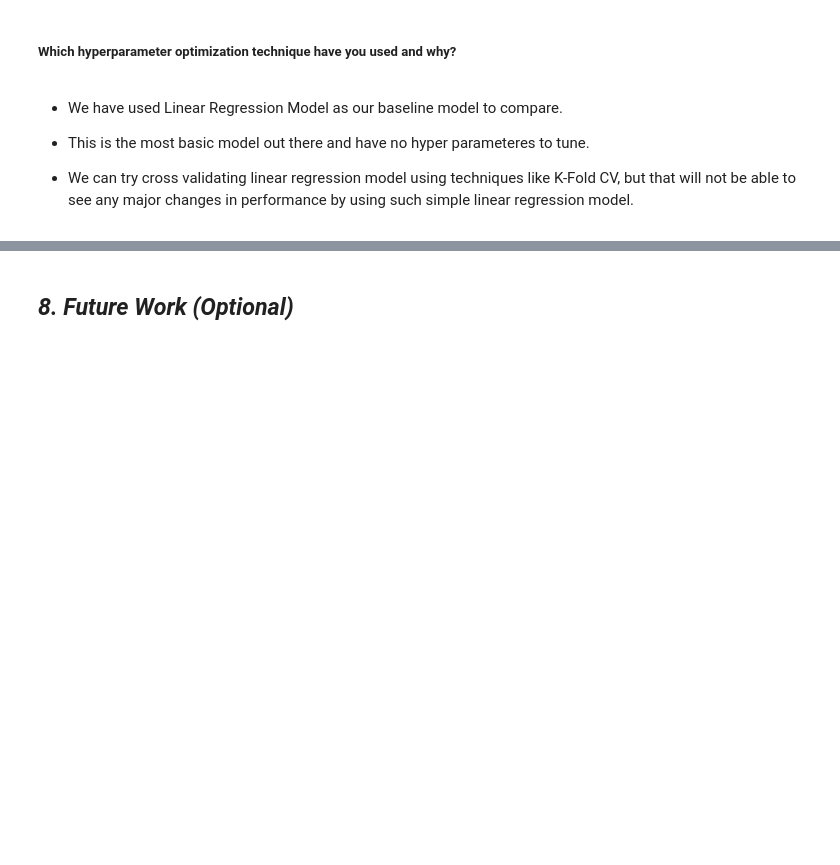
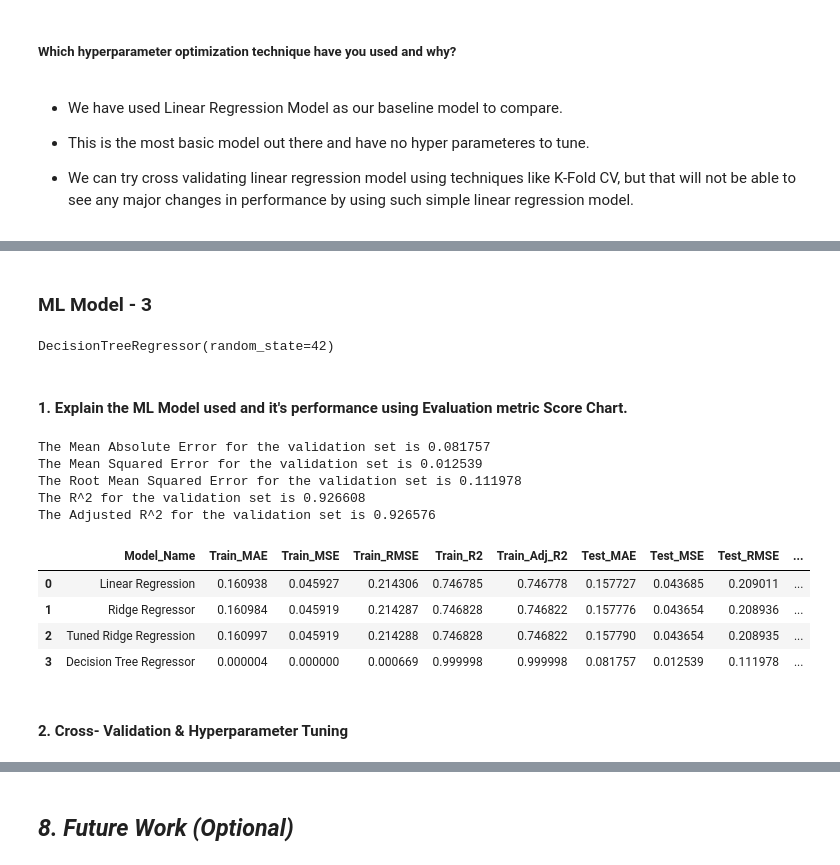
Before and after one commit to Rajat-Sri/Capstone---2---Rossmann-Sales-Prediction-Regression-Model, a Jupyter notebook: Rossmann_Sales_Prediction_Regression_Model.ipynb, the cells around one changed output, grey strips where cells are left out. Cells and saved outputs as stored; diff of their text form; code cells hidden in the pictures; blank space fills up the shorter version.

```diff
--- a/Rossmann_Sales_Prediction_Regression_Model.ipynb
+++ b/Rossmann_Sales_Prediction_Regression_Model.ipynb
@@ -1533,0 +1536,10 @@ The Adjusted R^2 for the validation set is 0.744195
+# %%
+# ML Model - 1 Ridge Regression
+
+#Importing libraries
+from sklearn.linear_model import Ridge
+
+# Fit the Algorithm
+ridge_reg = Ridge()
+ridge_reg.fit(X_train,y_train)
+# Predict on the model
@@ -1533,0 +1572,11 @@ The Adjusted R^2 for the validation set is 0.744195
+# %%
+# Performing GridSearchCV with Cross Validation technique on Ridge Regression and finding the optimum value of alpha
+
+from sklearn.model_selection import GridSearchCV
+
+params = {'alpha': (np.logspace(-8, 8, 100))} # It will check from 1e-08 to 1e+08
+ridge = Ridge()
+ridge_model = GridSearchCV(ridge, params, cv = 10)
+ridge_model.fit(X_train, y_train)
+print(ridge_model.best_params_)
+print(ridge_model.best_score_)
@@ -1533,0 +1633,39 @@ The Adjusted R^2 for the validation set is 0.744195
+# %% [markdown]
+### ML Model - 3
+# %%
+# ML Model - 3 Decision Tree
+
+#Importing libraries
+from sklearn.tree import DecisionTreeRegressor
+
+# Fit the Algorithm
+dt = DecisionTreeRegressor(random_state=42)
+dt.fit(X_train,y_train)
+# %% [output]
+DecisionTreeRegressor(random_state=42)
+# %% [markdown]
+#### 1. Explain the ML Model used and it's performance using Evaluation metric Score Chart.
+# %%
+# Visualizing evaluation Metric Score chart
+
+#decision tree evaluation
+decision_tree = model_evaluation('Decision Tree Regressor',dt,X_train,y_train,X_test,y_test)
+
+#add results to comparison df
+add_list_to_final_df(decision_tree)
+
+#comparison df
+comparison_df
+# %% [output]
+The Mean Absolute Error for the validation set is 0.081757
+The Mean Squared Error for the validation set is 0.012539
+The Root Mean Squared Error for the validation set is 0.111978
+The R^2 for the validation set is 0.926608
+The Adjusted R^2 for the validation set is 0.926576
+|  | Model_Name | Train_MAE | Train_MSE | Train_RMSE | Train_R2 | Train_Adj_R2 | Test_MAE | Test_MSE | Test_RMSE | ... |
+| 0 | Linear Regression | 0.160938 | 0.045927 | 0.214306 | 0.746785 | 0.746778 | 0.157727 | 0.043685 | 0.209011 | ... |
+| 1 | Ridge Regressor | 0.160984 | 0.045919 | 0.214287 | 0.746828 | 0.746822 | 0.157776 | 0.043654 | 0.208936 | ... |
+| 2 | Tuned Ridge Regression | 0.160997 | 0.045919 | 0.214288 | 0.746828 | 0.746822 | 0.157790 | 0.043654 | 0.208935 | ... |
+| 3 | Decision Tree Regressor | 0.000004 | 0.000000 | 0.000669 | 0.999998 | 0.999998 | 0.081757 | 0.012539 | 0.111978 | ... |
+# %% [markdown]
+#### 2. Cross- Validation & Hyperparameter Tuning
```
Also changed, not shown: parts of 30 cells of this notebook.
